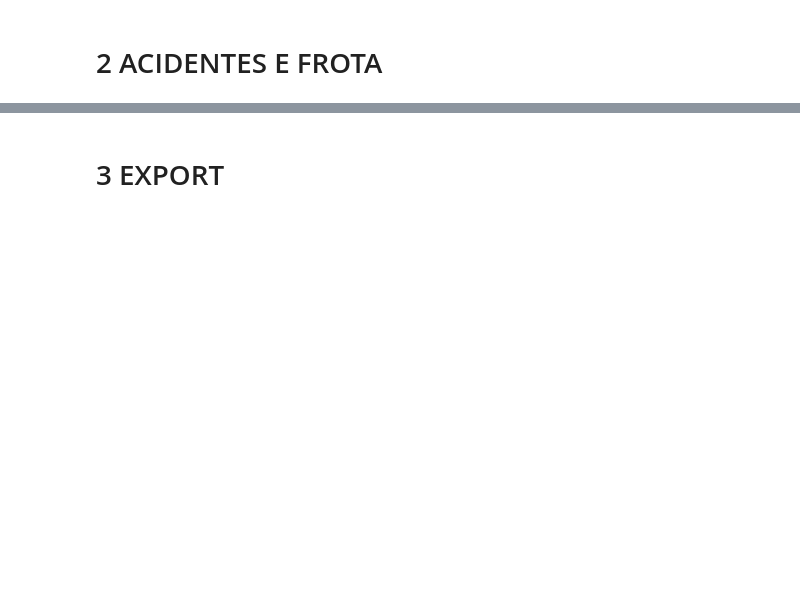
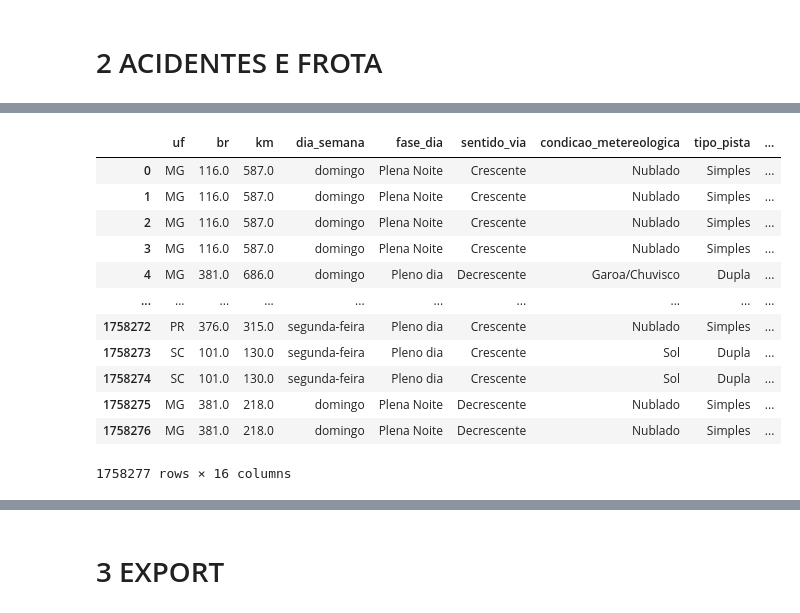
Before and after one commit to elainerreis/predicao_acidentes_rodoviarios, a Jupyter notebook: notebooks/transform.ipynb, the cells around one changed output, grey strips where cells are left out. Drawn from its saved outputs; the diff is of its cells as text; code cells hidden in the pictures; blank space fills up the shorter version.

```diff
--- a/notebooks/transform.ipynb
+++ b/notebooks/transform.ipynb
@@ -89,42 +77,2 @@ Length: 26, dtype: str
 # %% [markdown]
 ## 1.2 Frota
-# %%
-path_frota = fr'{data_dir}\frota\*.xls'
-
-lista_frotas = []
-
-def extrair_ano_primeira_linha(arquivo):
-    """
-    Lê apenas a primeira linha do arquivo XLS como texto
-    e extrai o ano (4 dígitos) que aparece no final.
-    """
-    # lê SOMENTE a primeira linha como texto bruto
-    df_tmp = pd.read_excel(arquivo, header=None, nrows=1, dtype=str)
-    linha = str(df_tmp.iloc[0,0])
-
-    # pega 4 dígitos no final
-    ano = re.findall(r'(\d{4})', linha)
-    if ano:
-        return int(ano[-1])
-    else:
-        raise ValueError(f"Não foi possível extrair o ano do arquivo: {arquivo}")
-
-# leitura das tabelas de frota
-for arquivo in tqdm(glob.glob(path_frota)):
-
-    ano = extrair_ano_primeira_linha(arquivo)
-
-    # agora lê normalmente, pulando cabeçalho
-    df = pd.read_excel(arquivo, skiprows=3)
-
-    df = df.rename(columns={"UF": "uf", "MUNICIPIO": "municipio", "TOTAL": "frota"})
-    df["ano"] = ano
-
-    # mantém apenas o necessário
-    df = df[["uf", "municipio", "frota", "ano"]]
-
-    lista_frotas.append(df)
-
-# concatena
-frota = pd.concat(lista_frotas, ignore_index=True)
-frota.head()
@@ -182,2 +223,18 @@ memory usage: 118.0+ MB
+# %%
+ac_frota
+# %% [output]
+|  | uf | br | km | dia_semana | fase_dia | sentido_via | condicao_metereologica | tipo_pista | ... |
+| 0 | MG | 116.0 | 587.0 | domingo | Plena Noite | Crescente | Nublado | Simples | ... |
+| 1 | MG | 116.0 | 587.0 | domingo | Plena Noite | Crescente | Nublado | Simples | ... |
+| 2 | MG | 116.0 | 587.0 | domingo | Plena Noite | Crescente | Nublado | Simples | ... |
+| 3 | MG | 116.0 | 587.0 | domingo | Plena Noite | Crescente | Nublado | Simples | ... |
+| 4 | MG | 381.0 | 686.0 | domingo | Pleno dia | Decrescente | Garoa/Chuvisco | Dupla | ... |
+| ... | ... | ... | ... | ... | ... | ... | ... | ... | ... |
+| 1758272 | PR | 376.0 | 315.0 | segunda-feira | Pleno dia | Crescente | Nublado | Simples | ... |
+| 1758273 | SC | 101.0 | 130.0 | segunda-feira | Pleno dia | Crescente | Sol | Dupla | ... |
+| 1758274 | SC | 101.0 | 130.0 | segunda-feira | Pleno dia | Crescente | Sol | Dupla | ... |
+| 1758275 | MG | 381.0 | 218.0 | domingo | Plena Noite | Decrescente | Nublado | Simples | ... |
+| 1758276 | MG | 381.0 | 218.0 | domingo | Plena Noite | Decrescente | Nublado | Simples | ... |
+1758277 rows × 16 columns
 # %%
 amostra = ac_frota.sample(frac=0.10, random_state=42)
```
Also changed, not shown: parts of 12 cells of this notebook, 23 other files.
